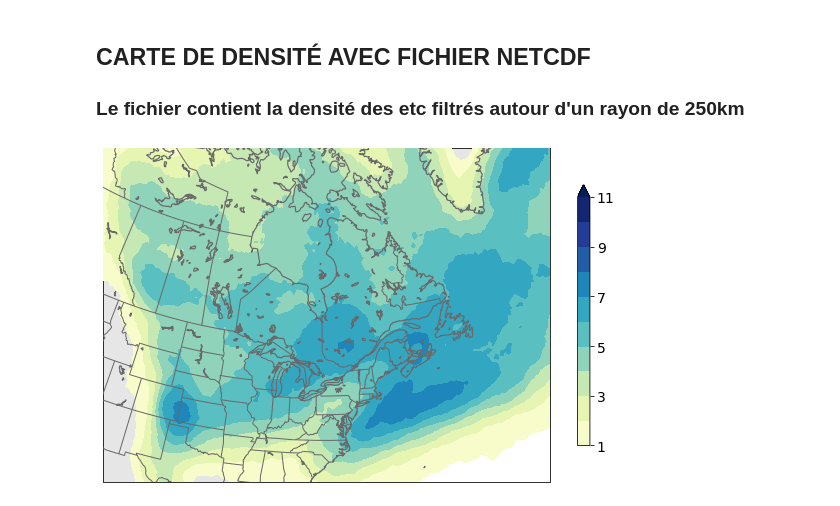
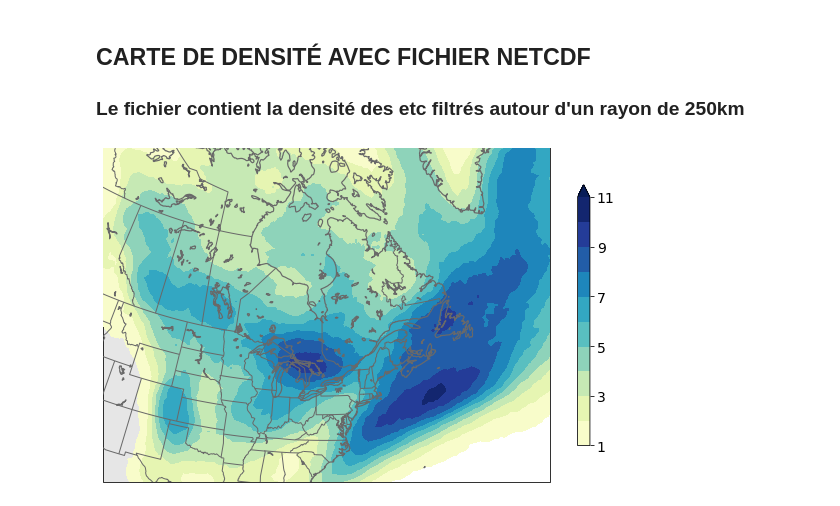
Before and after one commit to maxinecloutierg/ERA5_Storm_Track, a Jupyter notebook: jupyter/etc_maps.ipynb, the cells around one changed output. Saved outputs shown, nothing was run; the diff lists cells and outputs as text; code cells hidden in the pictures.

```diff
--- a/jupyter/etc_maps.ipynb
+++ b/jupyter/etc_maps.ipynb
@@ -709,32 +716,32 @@ plt.show()
 # %%
 def get_verts_new(categ_box):
     verts = [(categ_box['west'], categ_box['south']),
      (categ_box['west'], categ_box['north']),
      (categ_box['east'], categ_box['north']),
      (categ_box['east'], categ_box['south']),
      (0., 0.)]
     return verts
 
 box = {'west':-180, 'east':0, 'north':90, 'south':20}
 
-Track=netCDF4.Dataset('/pampa/cloutier/Track_density_1979_2020_all_seasons_250km.nc','r')
-season='MAM'
+Track=netCDF4.Dataset('/pampa/cloutier/track_density/NAEC/Track_density_1979_2020_all_seasons_250km.nc','r')
+season='DJF'
 lat0 = Track.variables['latitude'][:]
 lon0 = Track.variables['longitude'][:]
 den = Track.variables['trackDen_'+season+''][:,:]*1./42.
 lon, lat = np.meshgrid(lon0, lat0)
 
 plt.rcParams['hatch.linewidth'] = 0.7
 plt.rcParams['hatch.color'] = 'crimson'
 fig, ax = lambert_map(extent=(-110, -48, 27.5, 67), figsize=(10,8))
 
 cf = ax.contourf(lon, lat, den, transform=ccrs.PlateCarree(), zorder=6,cmap=plt.cm.get_cmap('YlGnBu'),
                  levels=np.arange(1,12,1), extend='max')
 
 cb = plt.colorbar(cf, shrink=0.6) #, ticks=np.arange(0,3,1))
 cb.ax.tick_params(labelsize=14)
 
 plt.savefig('/pampa/cloutier/fig/fig1_mam_all.png', dpi=300)
 plt.show()
 # %% [output]
-[figure, old version]
+[figure, new version]
```
Also changed, not shown: parts of 4 cells of this notebook, 8 other files.
